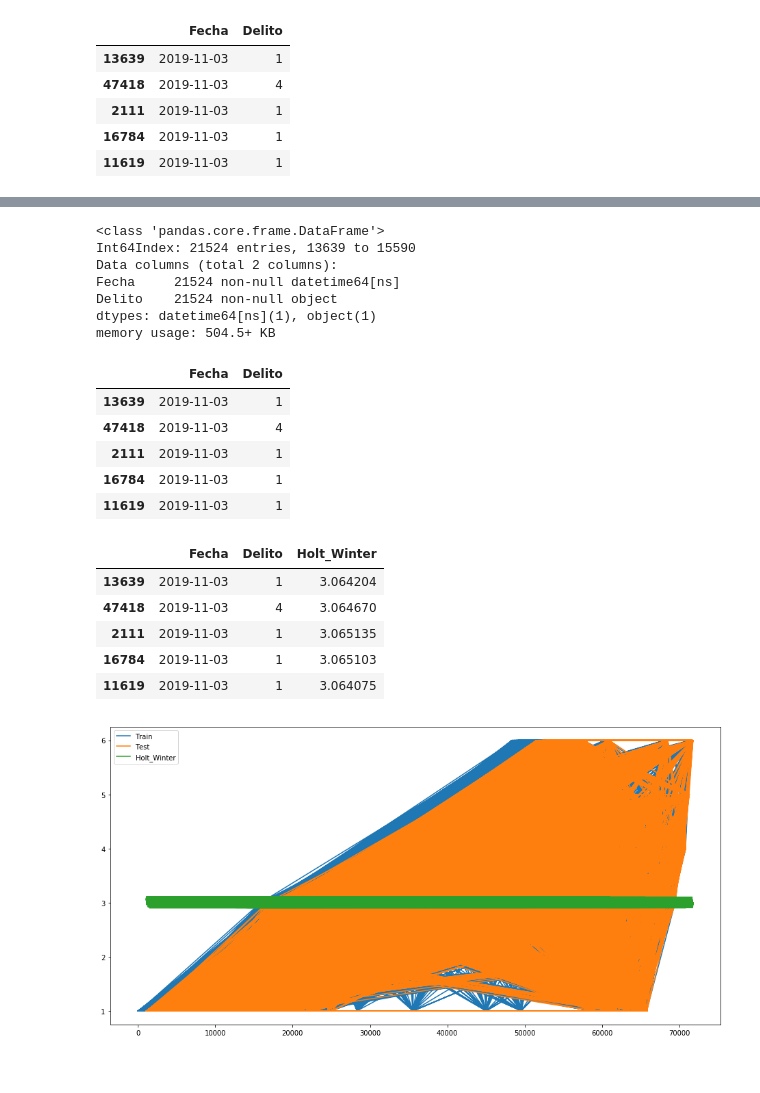
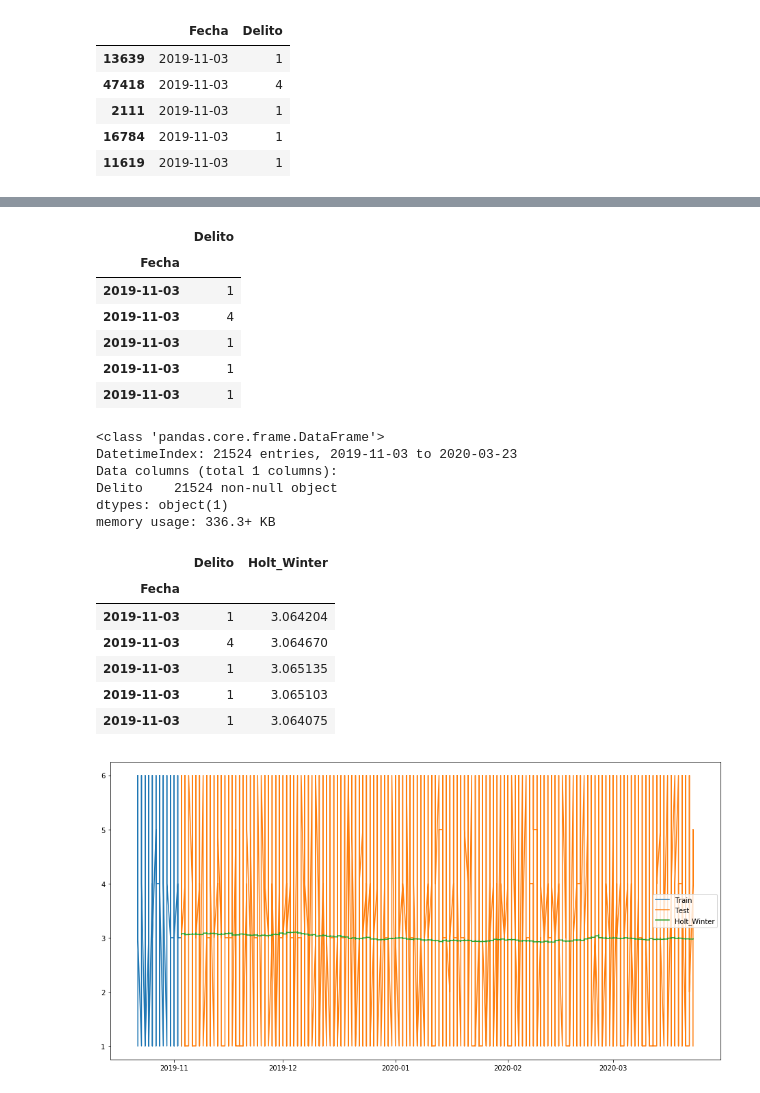
Before and after one commit to KatyaBrenes/Data-Science-Project, a Jupyter notebook: Proyecto Katya Brenes.ipynb, the cells around one changed output, grey strips where cells are left out. Drawn from its saved outputs; the diff is of its cells as text; code cells hidden in the pictures.

```diff
--- a/Proyecto Katya Brenes.ipynb
+++ b/Proyecto Katya Brenes.ipynb
@@ -469,5 +469,4 @@ test.head()
 | 16784 | 2019-11-03 | 1 |
 | 11619 | 2019-11-03 | 1 |
 # %%
-#train=train.set_index(['Fecha'])
-#test=test.set_index(['Fecha'])
+train=train.set_index(['Fecha'])
@@ -474,22 +483,24 @@ test.head()
+# %%
+test=test.set_index(['Fecha'])
+# %%
+test.head()
+# %% [output]
+|  | Delito |
+| Fecha |  |
+| 2019-11-03 | 1 |
+| 2019-11-03 | 4 |
+| 2019-11-03 | 1 |
+| 2019-11-03 | 1 |
+| 2019-11-03 | 1 |
 # %%
 test.info()
 # %% [output]
 <class 'pandas.core.frame.DataFrame'>
-Int64Index: 21524 entries, 13639 to 15590
-Data columns (total 2 columns):
-Fecha     21524 non-null datetime64[ns]
+DatetimeIndex: 21524 entries, 2019-11-03 to 2020-03-23
+Data columns (total 1 columns):
 Delito    21524 non-null object
-dtypes: datetime64[ns](1), object(1)
-memory usage: 504.5+ KB
+dtypes: object(1)
+memory usage: 336.3+ KB
-# %%
-test.head()
-# %% [output]
-|  | Fecha | Delito |
-| 13639 | 2019-11-03 | 1 |
-| 47418 | 2019-11-03 | 4 |
-| 2111 | 2019-11-03 | 1 |
-| 16784 | 2019-11-03 | 1 |
-| 11619 | 2019-11-03 | 1 |
 # %%
 rcParams['figure.figsize'] = 15, 7
 # %%
@@ -502,18 +513,21 @@ y_hat_avg['Holt_Winter'] = fit1.predict(start=1,end=21524)
 # %%
 y_hat_avg.head()
 # %% [output]
-|  | Fecha | Delito | Holt_Winter |
-| 13639 | 2019-11-03 | 1 | 3.064204 |
-| 47418 | 2019-11-03 | 4 | 3.064670 |
-| 2111 | 2019-11-03 | 1 | 3.065135 |
-| 16784 | 2019-11-03 | 1 | 3.065103 |
-| 11619 | 2019-11-03 | 1 | 3.064075 |
+|  | Delito | Holt_Winter |
+| Fecha |  |  |
+| 2019-11-03 | 1 | 3.064204 |
+| 2019-11-03 | 4 | 3.064670 |
+| 2019-11-03 | 1 | 3.065135 |
+| 2019-11-03 | 1 | 3.065103 |
+| 2019-11-03 | 1 | 3.064075 |
+# %%
+train1=train['2019-10-22':'2019-11-03']
 # %%
 plt.figure(figsize=(16,8))
-plt.plot(train.index, train['Delito'], label='Train')
+plt.plot(train1.index, train1['Delito'], label='Train')
 plt.plot(test.index,test['Delito'], label='Test')
 plt.plot(y_hat_avg.index,y_hat_avg['Holt_Winter'], label='Holt_Winter')
 plt.legend(loc='best')
-plt.savefig('Holt_Winters.jpg')
+plt.savefig('Holt_Winters2.jpg')
 # %% [output]
-[figure, old version]
+[figure, new version]
```
Also changed, not shown: parts of 1 cell of this notebook.
